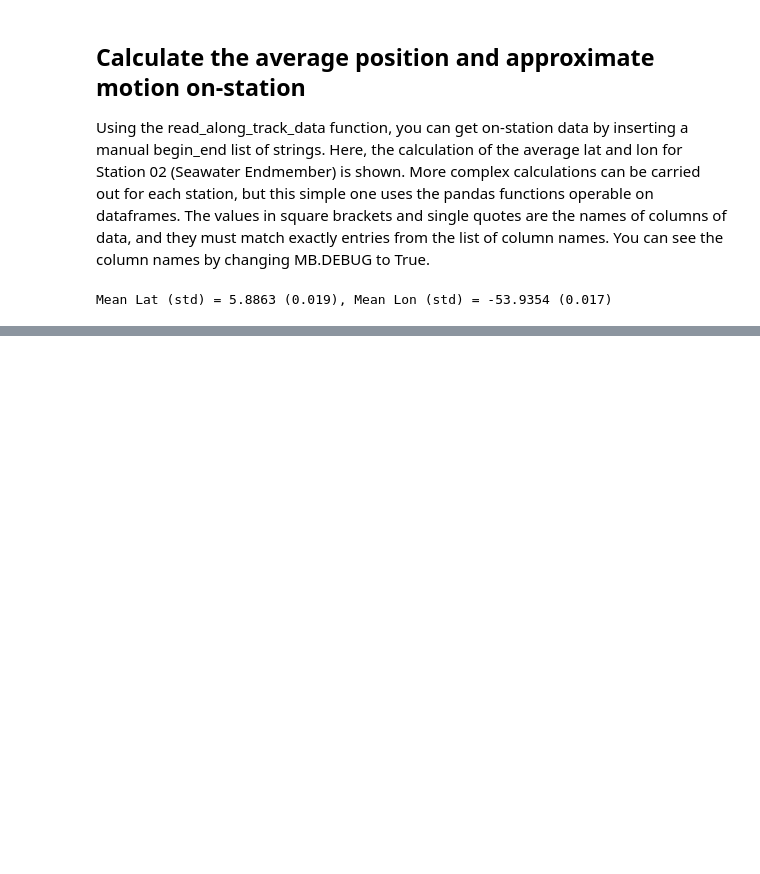
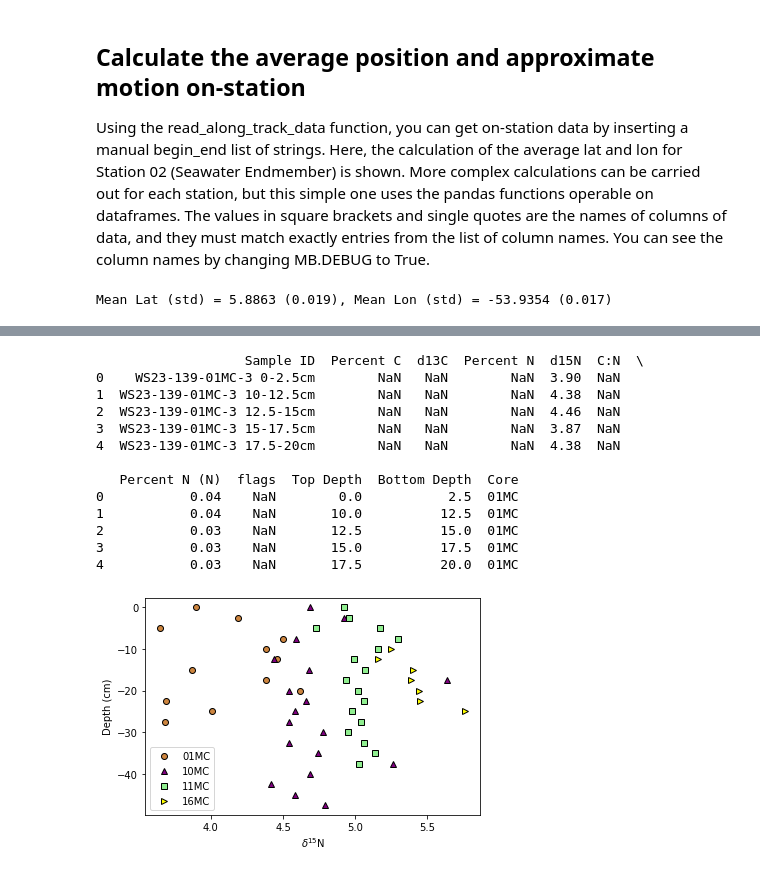
Before and after one commit to DirtBurner/MUDBENCS, a Jupyter notebook: MUDBENCS_CTD.ipynb, the cells around one changed output, grey strips where cells are left out. Drawn from its saved outputs; the diff is of its cells as text; code cells hidden in the pictures; blank space fills up the shorter version.

```diff
--- a/MUDBENCS_CTD.ipynb
+++ b/MUDBENCS_CTD.ipynb
@@ -178,0 +214,45 @@ plt.savefig('C:/Users/beros/Box/UDrive_brosenheim/My_Documents/Research/Seagoing
+# %%
+og_df = pd.read_csv('MultiCore_OrgGeochem.csv')
+
+top_depth_list = []
+bottom_depth_list = []
+core_list = []
+for n, row in og_df.iterrows():
+    core = row['Sample ID'].split('-')[2]
+    top = float(row['Sample ID'].split(' ')[1].split('c')[0].split('-')[0])
+    bottom = float(row['Sample ID'].split(' ')[1].split('c')[0].split('-')[1])
+    top_depth_list.append(top)
+    bottom_depth_list.append(bottom)
+    core_list.append(core)
+
+og_df['Top Depth'] = pd.Series(top_depth_list)
+og_df['Bottom Depth'] = pd.Series(bottom_depth_list)
+og_df['Core'] = pd.Series(core_list)
+print(og_df.head())
+
+#Group by core and plot
+corelist = ['01MC', '10MC', '11MC', '16MC']
+fig, ax = plt.subplots(nrows=1, ncols=1)
+ax.plot(og_df[og_df['Core']=='01MC']['d15N'], -og_df[og_df['Core']=='01MC']['Top Depth'], linestyle='', marker='o', mec='k', color='peru')
+ax.plot(og_df[og_df['Core']=='10MC']['d15N'], -og_df[og_df['Core']=='10MC']['Top Depth'], linestyle='', marker='^', mec='k', color='purple')
+ax.plot(og_df[og_df['Core']=='11MC']['d15N'], -og_df[og_df['Core']=='11MC']['Top Depth'], linestyle='', marker='s', mec='k', color='lightgreen')
+ax.plot(og_df[og_df['Core']=='16MC']['d15N'], -og_df[og_df['Core']=='16MC']['Top Depth'], linestyle='', marker='>', mec='k', color='yellow')
+ax.set(xlabel=r'$\delta$$^{15}$N', ylabel='Depth (cm)')
+ax.legend(corelist)
+
+plt.savefig('C:/Users/beros/Box/UDrive_brosenheim/My_Documents/Research/Seagoing Expeditions/CHEM-OCE Guianas Mudbanks 2020/Expedition prep/MUDBENCS/Coring Data/d15N_MCs_20230921.svg', dpi=300)
+# %% [output]
+                   Sample ID  Percent C  d13C  Percent N  d15N  C:N  \
+0    WS23-139-01MC-3 0-2.5cm        NaN   NaN        NaN  3.90  NaN
+1  WS23-139-01MC-3 10-12.5cm        NaN   NaN        NaN  4.38  NaN
+2  WS23-139-01MC-3 12.5-15cm        NaN   NaN        NaN  4.46  NaN
+3  WS23-139-01MC-3 15-17.5cm        NaN   NaN        NaN  3.87  NaN
+4  WS23-139-01MC-3 17.5-20cm        NaN   NaN        NaN  4.38  NaN
+
+   Percent N (N)  flags  Top Depth  Bottom Depth  Core
+0           0.04    NaN        0.0           2.5  01MC
+1           0.04    NaN       10.0          12.5  01MC
+2           0.03    NaN       12.5          15.0  01MC
+3           0.03    NaN       15.0          17.5  01MC
+4           0.03    NaN       17.5          20.0  01MC
+[figure, added]
```
Also changed, not shown: parts of 12 cells of this notebook, 5 other files.
